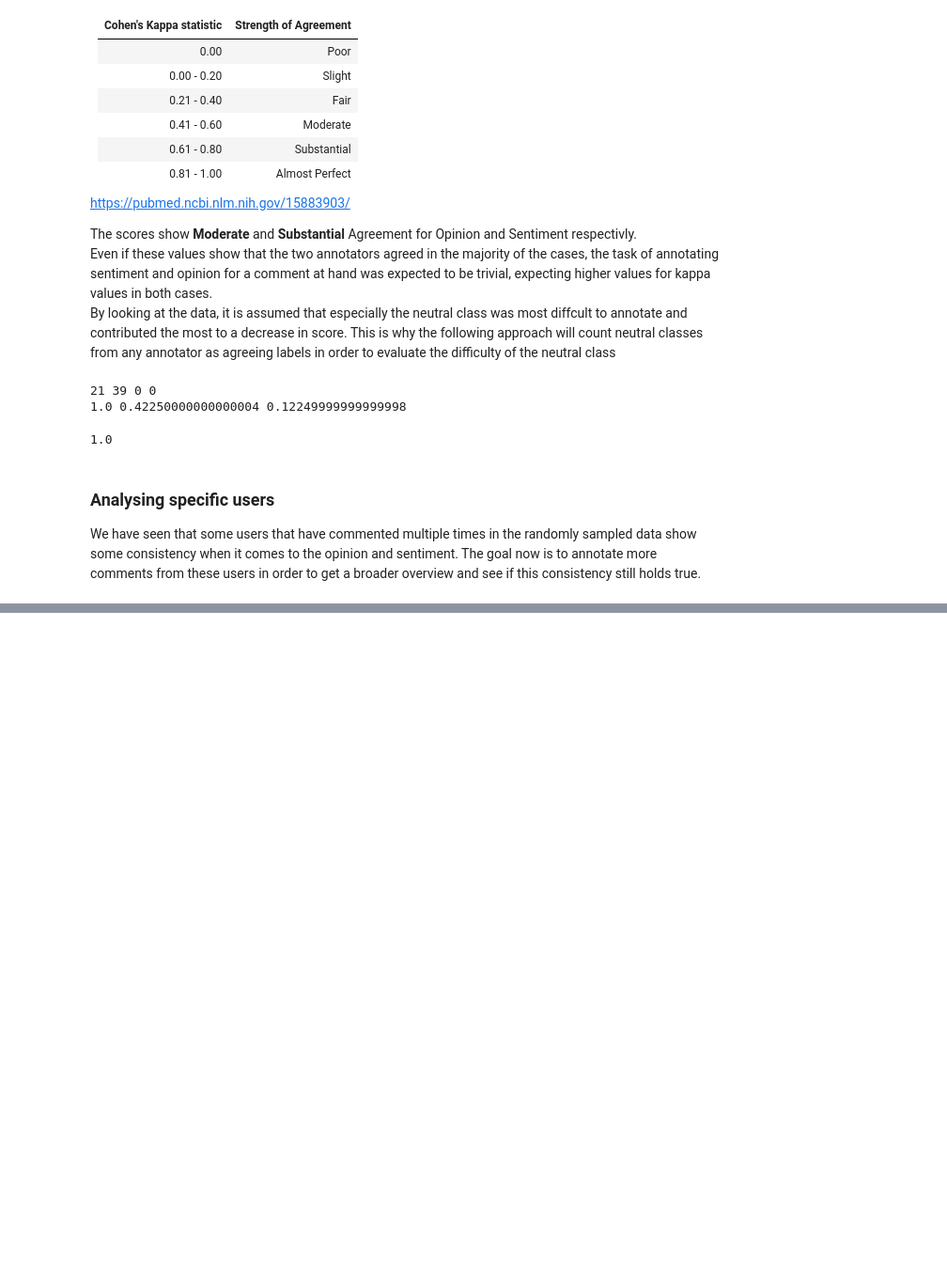
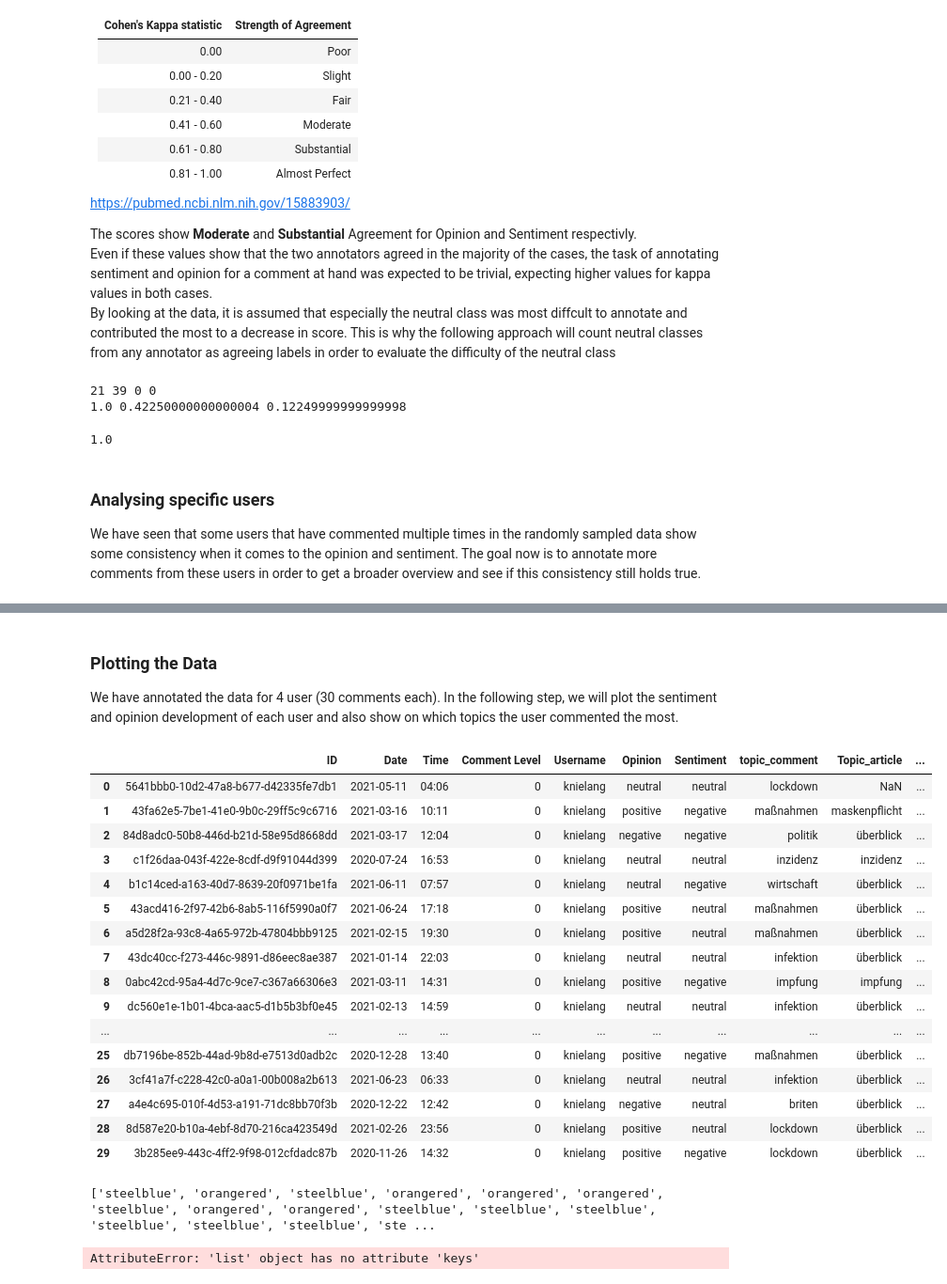
Before and after one commit to KirchnerS/Masterarbeit, a Jupyter notebook: data_exploration.ipynb, the cells around one changed output, grey strips where cells are left out. Shown: that part at 94% size. Cells and saved outputs as stored; diff of their text form; code cells hidden in the pictures; blank space fills up the shorter version.

```diff
--- a/data_exploration.ipynb
+++ b/data_exploration.ipynb
@@ -495,0 +467,4 @@ In der Union wird eine Schließung der Impfzentren schon in wenigen Wochen disku
+# %% [markdown]
+### Plotting the Data
+
+We have annotated the data for 4 user (30 comments each). In the following step, we will plot the sentiment and opinion development of each user and also show on which topics the user commented the most.
@@ -495,0 +554,30 @@ In der Union wird eine Schließung der Impfzentren schon in wenigen Wochen disku
+# %%
+frame = pd.read_csv("annotated_data/users/knielang_dataframe.csv", nrows=30)
+display(frame)
+# %% [output]
+|  | ID | Date | Time | Comment Level | Username | Opinion | Sentiment | topic_comment | Topic_article | ... |
+| 0 | 5641bbb0-10d2-47a8-b677-d42335fe7db1 | 2021-05-11 | 04:06 | 0 | knielang | neutral | neutral | lockdown | NaN | ... |
+| 1 | 43fa62e5-7be1-41e0-9b0c-29ff5c9c6716 | 2021-03-16 | 10:11 | 0 | knielang | positive | negative | maßnahmen | maskenpflicht | ... |
+| 2 | 84d8adc0-50b8-446d-b21d-58e95d8668dd | 2021-03-17 | 12:04 | 0 | knielang | negative | negative | politik | überblick | ... |
+| 3 | c1f26daa-043f-422e-8cdf-d9f91044d399 | 2020-07-24 | 16:53 | 0 | knielang | neutral | neutral | inzidenz | inzidenz | ... |
+| 4 | b1c14ced-a163-40d7-8639-20f0971be1fa | 2021-06-11 | 07:57 | 0 | knielang | neutral | negative | wirtschaft | überblick | ... |
+| 5 | 43acd416-2f97-42b6-8ab5-116f5990a0f7 | 2021-06-24 | 17:18 | 0 | knielang | positive | neutral | maßnahmen | überblick | ... |
+| 6 | a5d28f2a-93c8-4a65-972b-47804bbb9125 | 2021-02-15 | 19:30 | 0 | knielang | positive | neutral | maßnahmen | überblick | ... |
+| 7 | 43dc40cc-f273-446c-9891-d86eec8ae387 | 2021-01-14 | 22:03 | 0 | knielang | neutral | neutral | infektion | überblick | ... |
+| 8 | 0abc42cd-95a4-4d7c-9ce7-c367a66306e3 | 2021-03-11 | 14:31 | 0 | knielang | positive | negative | impfung | impfung | ... |
+| 9 | dc560e1e-1b01-4bca-aac5-d1b5b3bf0e45 | 2021-02-13 | 14:59 | 0 | knielang | neutral | neutral | infektion | überblick | ... |
+| ... | ... | ... | ... | ... | ... | ... | ... | ... | ... | ... |
+| 25 | db7196be-852b-44ad-9b8d-e7513d0adb2c | 2020-12-28 | 13:40 | 0 | knielang | positive | negative | maßnahmen | überblick | ... |
+| 26 | 3cf41a7f-c228-42c0-a0a1-00b008a2b613 | 2021-06-23 | 06:33 | 0 | knielang | neutral | neutral | infektion | überblick | ... |
+| 27 | a4e4c695-010f-4d53-a191-71dc8bb70f3b | 2020-12-22 | 12:42 | 0 | knielang | negative | neutral | briten | überblick | ... |
+| 28 | 8d587e20-b10a-4ebf-8d70-216ca423549d | 2021-02-26 | 23:56 | 0 | knielang | positive | neutral | lockdown | überblick | ... |
+| 29 | 3b285ee9-443c-4ff2-9f98-012cfdadc87b | 2020-11-26 | 14:32 | 0 | knielang | positive | negative | lockdown | überblick | ... |
+# %%
+user = ['knielang', 'Coraggioso-Ir6WKaaMR', 'Pet2020', 'Dirk-H-xIsGPZR']
+
+for x in user:
+    for y in ["sentiment", "opinion"]:
+        plot_dev(x, 30 , y)
+# %% [output]
+['steelblue', 'orangered', 'steelblue', 'orangered', 'orangered', 'orangered', 'steelblue', 'orangered', 'orangered', 'steelblue', 'steelblue', 'steelblue', 'steelblue', 'steelblue', 'steelblue', 'ste ...
+AttributeError: 'list' object has no attribute 'keys'
```
Also changed, not shown: parts of 9 cells of this notebook, 1 other file.
